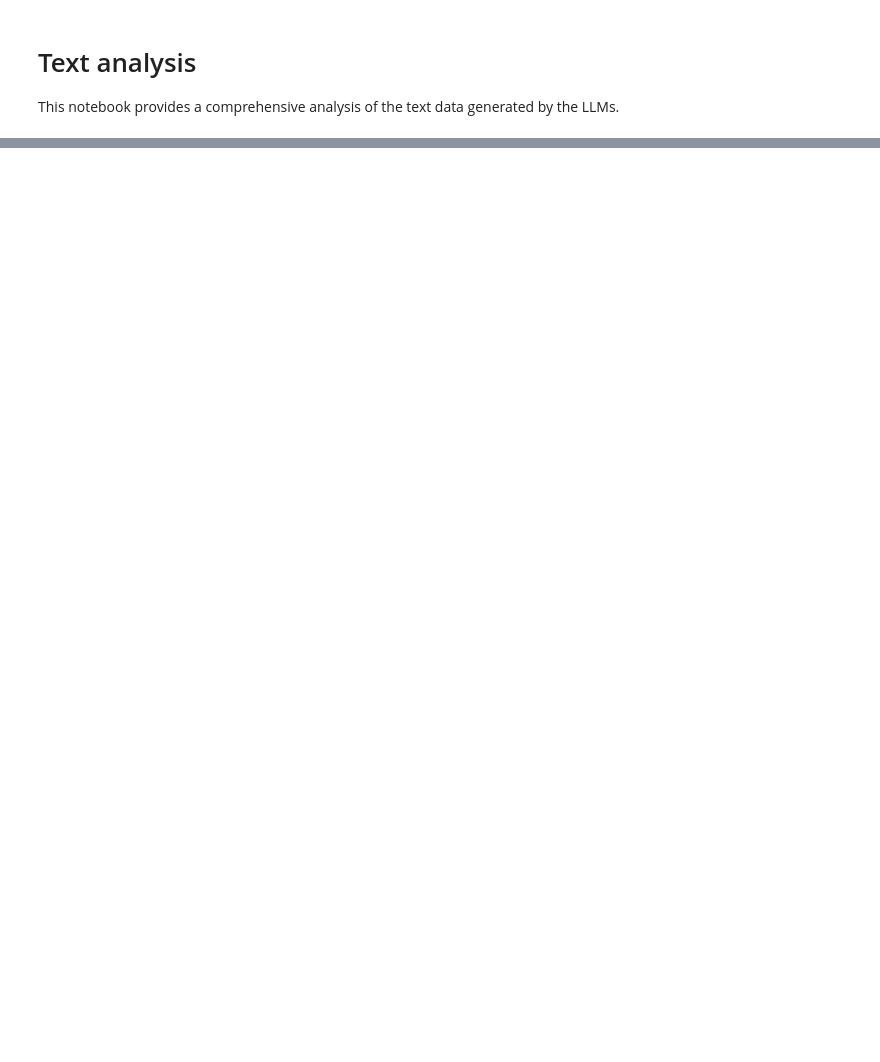
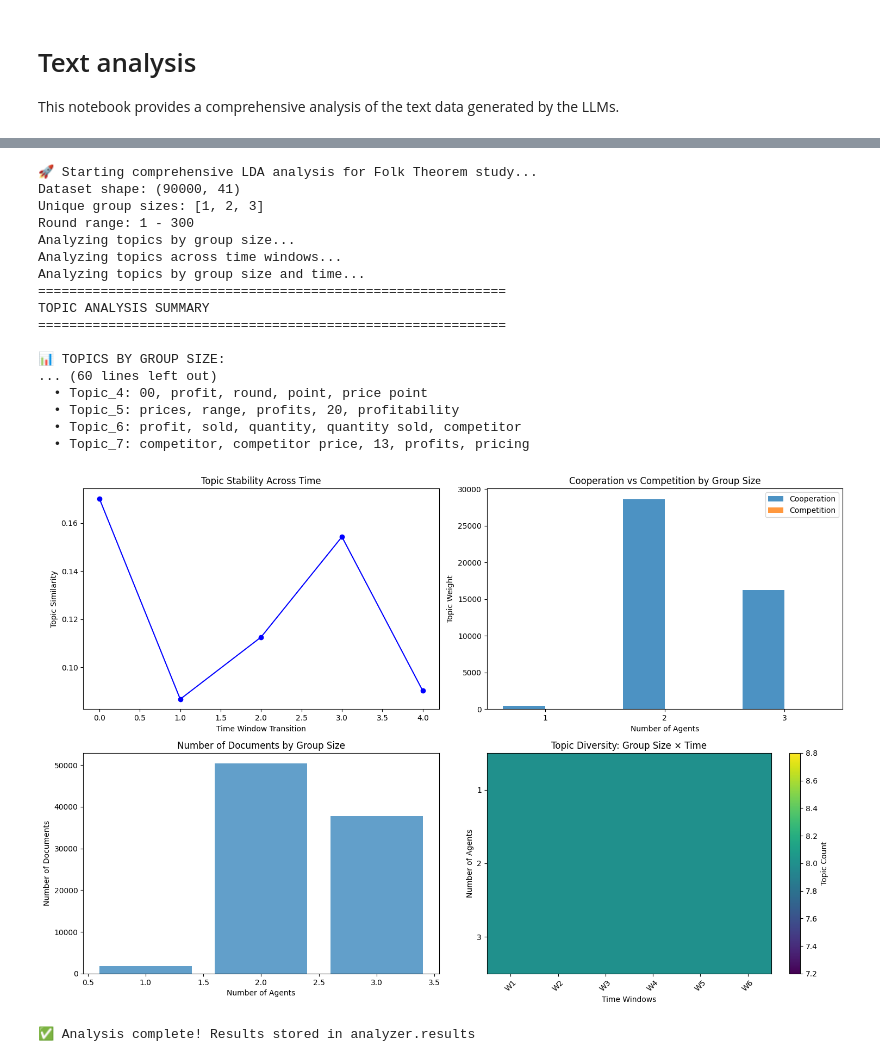
Before and after one commit to luciasauer/algorithmic_pricing_llms, a Jupyter notebook: src/analysis/text_analysis.ipynb, the cells around one changed output, grey strips where cells are left out. Drawn from its saved outputs; the diff is of its cells as text; code cells hidden in the pictures; blank space fills up the shorter version.

```diff
--- a/src/analysis/text_analysis.ipynb
+++ b/src/analysis/text_analysis.ipynb
@@ -15,7 +5,8 @@ DATA_PATH = "../../experiments_synthetic/experiments_runs/5_agents/1751280311_ol
+# %%
+# Imports
+import polars as pl
+
+DATA_PATH = "../../data/results/all_experiments.parquet"
 # %%
 # Load one example
-df_text = pl.read_json(DATA_PATH)
+df = pl.read_parquet(DATA_PATH)
-# %%
-with open(DATA_PATH) as f:
-    d = json.load(f)["Firm A"]
-    df_text = pl.from_dataframe(pd.DataFrame.from_dict(d, orient="index"))
@@ -330 +13,5 @@ observations: 300 documents, 1500 features
+# %%
+df = df.with_columns(
+    (pl.col("observations") + " " + pl.col("insights") + pl.col("plans")).alias("text")
+)
 # %% [markdown]
@@ -681,0 +456,23 @@ All visualizations created!
+# %%
+analyzer = FolkTheoremLDAAnalyzer(df, n_topics=8)
+results = analyzer.run_full_analysis(window_size=50)
+# %% [output]
+🚀 Starting comprehensive LDA analysis for Folk Theorem study...
+Dataset shape: (90000, 41)
+Unique group sizes: [1, 2, 3]
+Round range: 1 - 300
+Analyzing topics by group size...
+Analyzing topics across time windows...
+Analyzing topics by group size and time...
+============================================================
+TOPIC ANALYSIS SUMMARY
+============================================================
+
+📊 TOPICS BY GROUP SIZE:
+... (60 lines left out)
+  • Topic_4: 00, profit, round, point, price point
+  • Topic_5: prices, range, profits, 20, profitability
+  • Topic_6: profit, sold, quantity, quantity sold, competitor
+  • Topic_7: competitor, competitor price, 13, profits, pricing
+[figure, added]
+✅ Analysis complete! Results stored in analyzer.results
```
Also changed, not shown: parts of 6 cells of this notebook, 2 other files.
